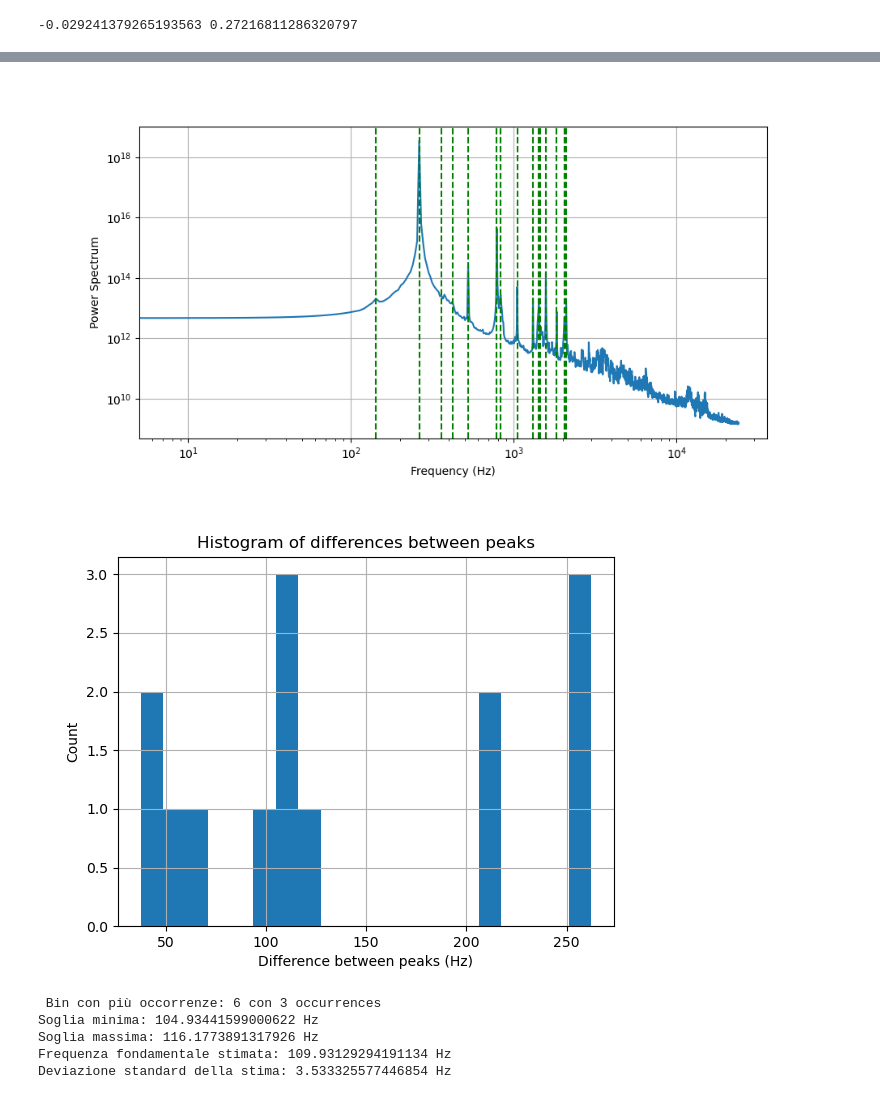
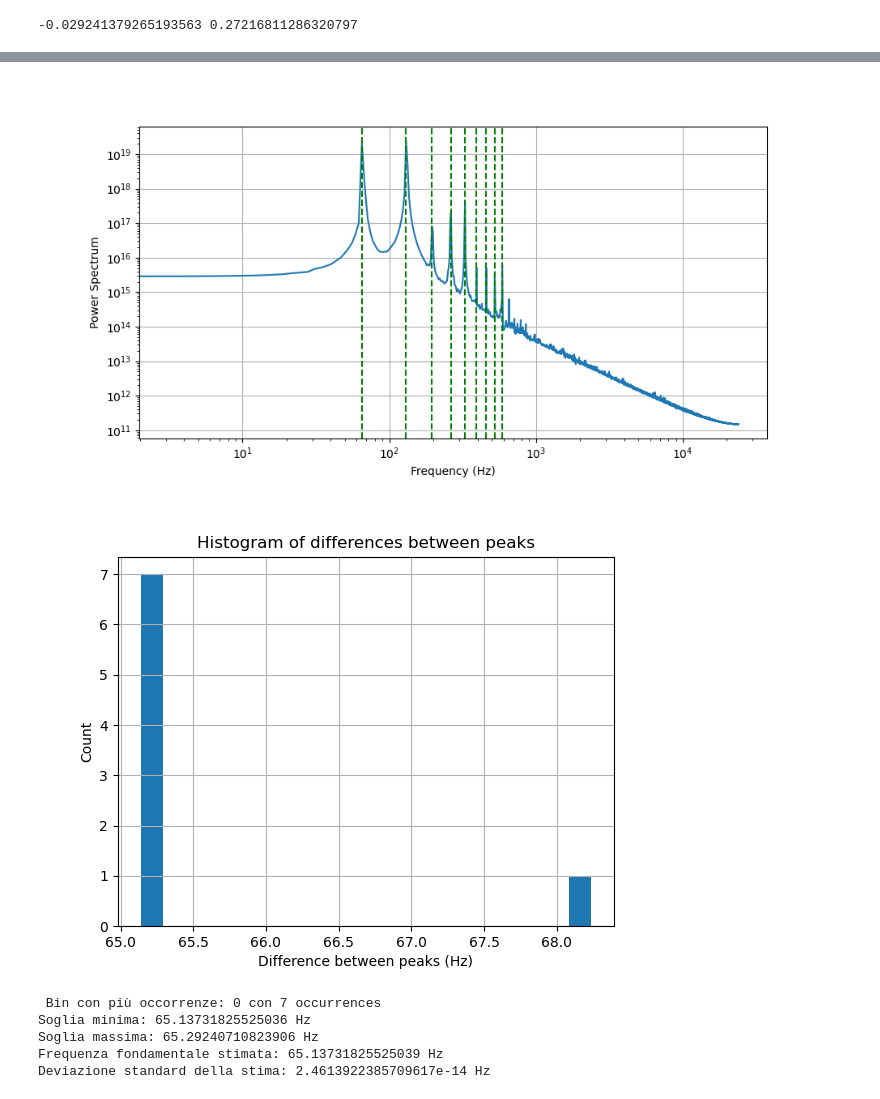
Before and after one commit to maddoc-g/3_organ_clustering, a Jupyter notebook: codice_soft_Alice.ipynb, the cells around one changed output, grey strips where cells are left out. Cells and saved outputs as stored; diff of their text form; code cells hidden in the pictures.

```diff
--- a/codice_soft_Alice.ipynb
+++ b/codice_soft_Alice.ipynb
@@ -23,7 +23,7 @@ per i file per cui non va bene è perchè a frequenza bassa hanno periodo maggio
 Per automattizzare questa selezione si potrebbe calcolare preventivamente il periodo del segnale e scegliere la dimensione della finestra in base a questo, in modo da avere sempre un numero sufficiente di periodi all'interno di ogni finestra.
 # %%
 # leggiamo un singolo file audio
-rate, note = readwav('./wav_files/note_111.wav')
+rate, note = readwav('./wav_files/note_72.wav')
 # %%
 #togliamo il primo 25% del segnale e l'ultimo 10% e plotto mantenendo i secondi corretti
 note = note[:, 0] # prendo solo un canale se il segnale è stereo
@@ -143,6 +143,6 @@ Frequenza fondamentale: 257.8125 Hz
 # %%
 A = -0.03 # dal fit rudimentale della cella sopra
-B = 0.3
+B = 0.45
 segment_size = int(rate * (A * np.log(fundamental_freq) + B) ) # line importante!
 hop_size = segment_size // 4
 number_of_segments = (len(note) - segment_size) // hop_size + 1
@@ -264,23 +264,23 @@ plt.loglog(frequencies, average_power_spectrum)
 plt.xlabel("Frequency (Hz)")
 plt.ylabel("Power Spectrum")
 plt.grid()
-for f in picchi_freq[:20]:
+for f in picchi_freq:
     plt.axvline(f, color='g', linestyle='--')
 plt.show()
 # %% [output]
-[figure, old version]
+[figure, new version]
 # %%
 # calcoliamo la differenza tra una armonica e la successiva dei 6 picchi, in modo da identificare la frequenza fondamentale come il massimo comun divisore tra i picchi
-diffs = np.diff(picchi_freq[:20])
+diffs = np.diff(picchi_freq)
 plt.figure()
 plt.hist(diffs, bins=20)
 plt.xlabel('Difference between peaks (Hz)')
 plt.ylabel('Count')
 plt.title('Histogram of differences between peaks')
 plt.grid()
 plt.show()
 # %% [output]
-[figure, old version]
+[figure, new version]
 # %%
 # maschera per prendere solo le differenze giuste (cioè quelle del bin più elevato)
 counts, bin_edges = np.histogram(diffs, bins=20)
@@ -303,11 +303,11 @@ print('Soglia massima:', soglia_max, 'Hz')
 print('Frequenza fondamentale stimata:', f0_stimata, 'Hz')
 print('Deviazione standard della stima:', f0_sigma, 'Hz')
 # %% [output]
- Bin con più occorrenze: 6 con 3 occurrences
-Soglia minima: 104.93441599000622 Hz
-Soglia massima: 116.1773891317926 Hz
-Frequenza fondamentale stimata: 109.93129294191134 Hz
-Deviazione standard della stima: 3.533325577446854 Hz
+ Bin con più occorrenze: 0 con 7 occurrences
+Soglia minima: 65.13731825525036 Hz
+Soglia massima: 65.29240710823906 Hz
+Frequenza fondamentale stimata: 65.13731825525039 Hz
+Deviazione standard della stima: 2.4613922385709617e-14 Hz
 # %%
 # dalla fondamentale calcolo le armoniche successive
 harmonics_estimate = [f0_stimata * i for i in range(1, 10)]
```
Also changed, not shown: parts of 10 cells of this notebook, 1 other file.
